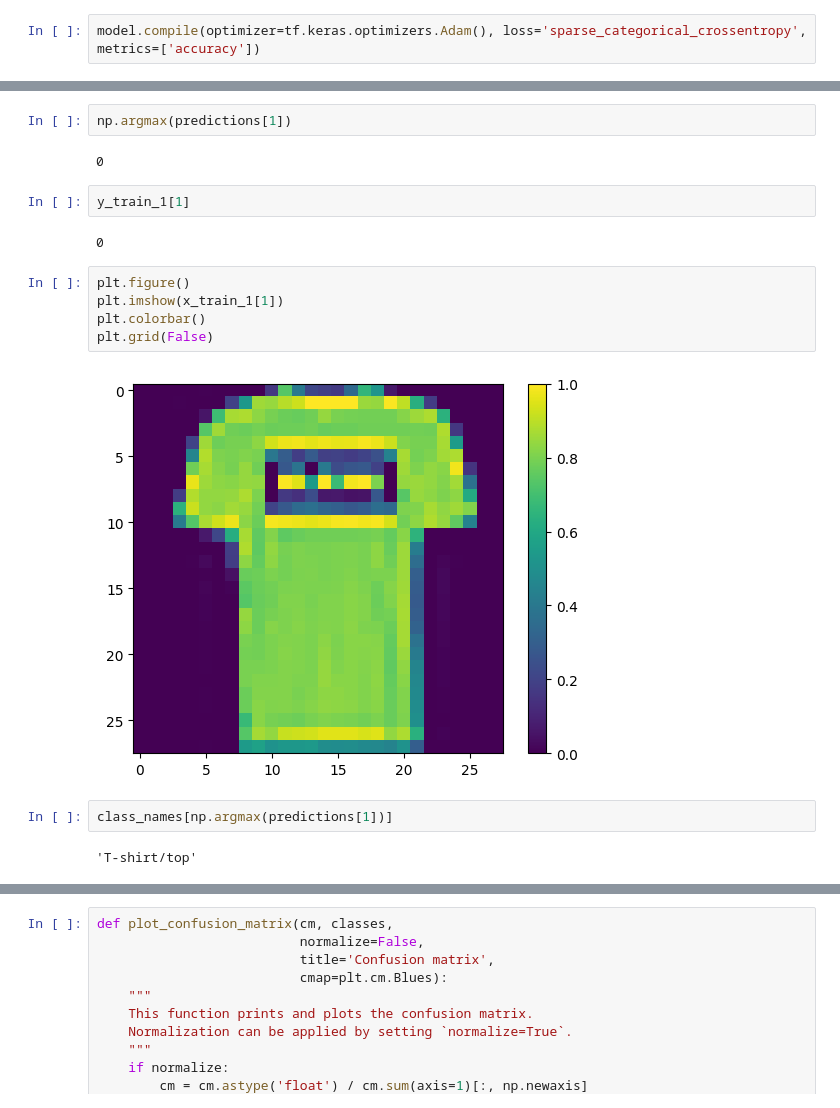
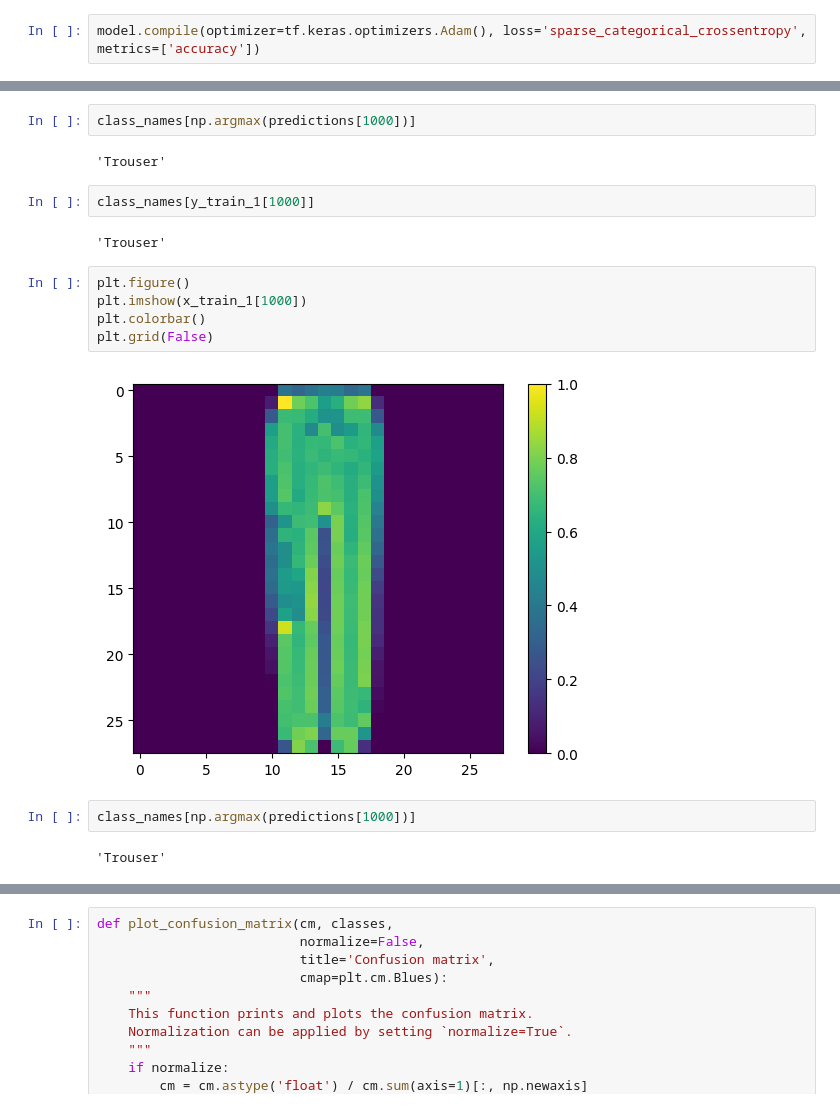
Before and after one commit to RostislavB74/NN_HW9, a Jupyter notebook: GoIT_HW_9.ipynb, the cells around one changed output, grey strips where cells are left out. Drawn from its saved outputs; the diff is of its cells as text.

```diff
--- a/GoIT_HW_9.ipynb
+++ b/GoIT_HW_9.ipynb
@@ -199,19 +187,19 @@ array([9.9873000e-01, 9.8536010e-16, 1.9784623e-06, 1.9416417e-07,
-# %%
-np.argmax(predictions[1])
-# %% [output]
-0
-# %%
-y_train_1[1]
-# %% [output]
-0
+# %%
+class_names[np.argmax(predictions[1000])]
+# %% [output]
+'Trouser'
+# %%
+class_names[y_train_1[1000]]
+# %% [output]
+'Trouser'
 # %%
 plt.figure()
-plt.imshow(x_train_1[1])
+plt.imshow(x_train_1[1000])
 plt.colorbar()
 plt.grid(False)
 # %% [output]
-[figure, old version]
+[figure, new version]
 # %%
-class_names[np.argmax(predictions[1])]
+class_names[np.argmax(predictions[1000])]
 # %% [output]
-'T-shirt/top'
+'Trouser'
```
Also changed, not shown: parts of 16 cells of this notebook.
